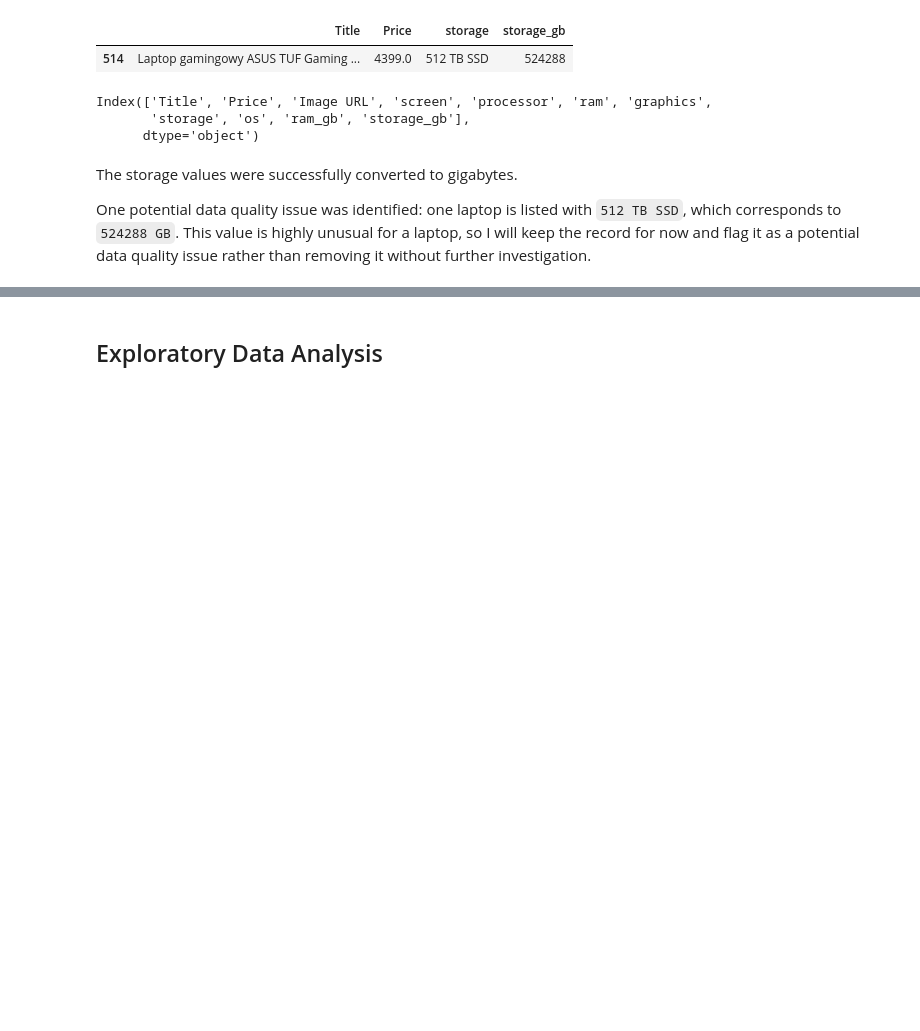
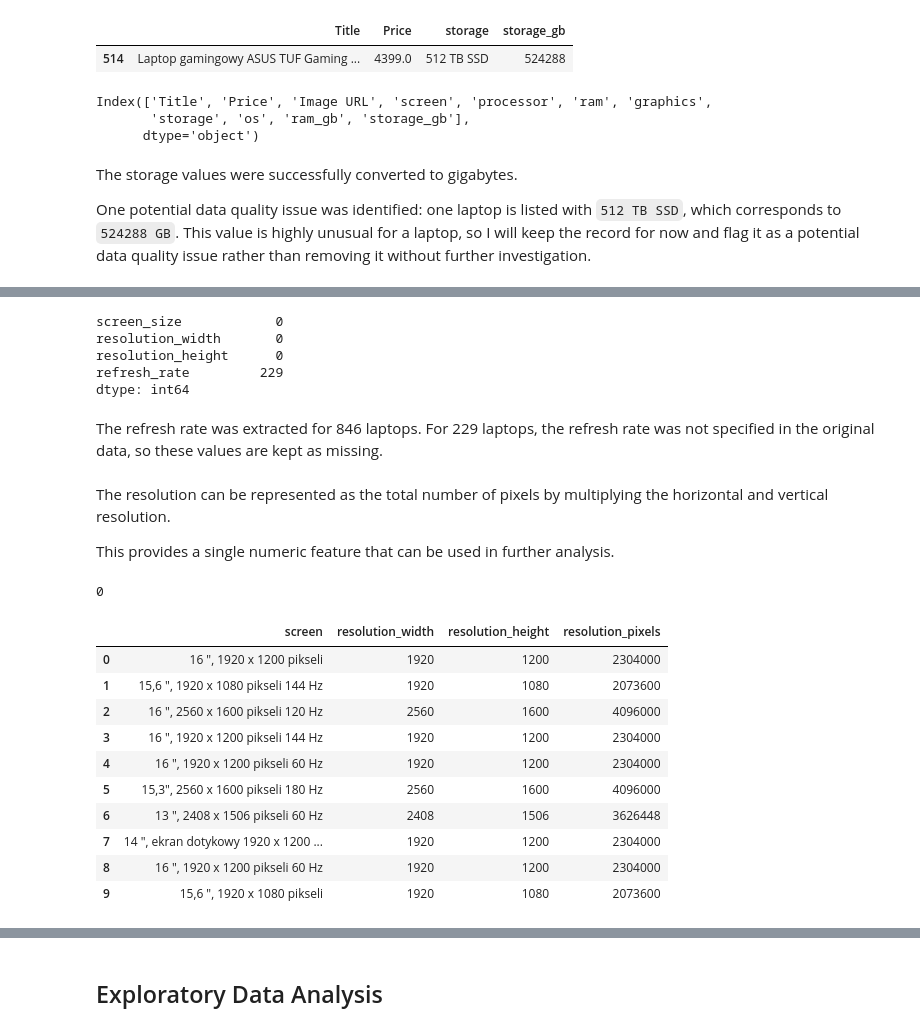
Before and after one commit to rishchuk/laptop-analysis, a Jupyter notebook: laptop_analysis.ipynb, the cells around one changed output, grey strips where cells are left out. Cells and saved outputs as stored; diff of their text form; code cells hidden in the pictures; blank space fills up the shorter version.

```diff
--- a/laptop_analysis.ipynb
+++ b/laptop_analysis.ipynb
@@ -670,0 +848,14 @@ One potential data quality issue was identified: one laptop is listed with `512
+# %%
+df[["screen_size", "resolution_width", "resolution_height", "refresh_rate"]].isna().sum()
+# %% [output]
+screen_size            0
+resolution_width       0
+resolution_height      0
+refresh_rate         229
+dtype: int64
+# %% [markdown]
+The refresh rate was extracted for 846 laptops. For 229 laptops, the refresh rate was not specified in the original data, so these values are kept as missing.
+# %% [markdown]
+The resolution can be represented as the total number of pixels by multiplying the horizontal and vertical resolution.
+
+This provides a single numeric feature that can be used in further analysis.
@@ -670,0 +866,18 @@ One potential data quality issue was identified: one laptop is listed with `512
+# %%
+df["resolution_pixels"].isna().sum()
+# %% [output]
+0
+# %%
+df[["screen", "resolution_width", "resolution_height", "resolution_pixels"]].head(10)
+# %% [output]
+|  | screen | resolution_width | resolution_height | resolution_pixels |
+| 0 | 16 ", 1920 x 1200 pikseli | 1920 | 1200 | 2304000 |
+| 1 | 15,6 ", 1920 x 1080 pikseli 144 Hz | 1920 | 1080 | 2073600 |
+| 2 | 16 ", 2560 x 1600 pikseli 120 Hz | 2560 | 1600 | 4096000 |
+| 3 | 16 ", 1920 x 1200 pikseli 144 Hz | 1920 | 1200 | 2304000 |
+| 4 | 16 ", 1920 x 1200 pikseli 60 Hz | 1920 | 1200 | 2304000 |
+| 5 | 15,3", 2560 x 1600 pikseli 180 Hz | 2560 | 1600 | 4096000 |
+| 6 | 13 ", 2408 x 1506 pikseli 60 Hz | 2408 | 1506 | 3626448 |
+| 7 | 14 ", ekran dotykowy 1920 x 1200 ... | 1920 | 1200 | 2304000 |
+| 8 | 16 ", 1920 x 1200 pikseli 60 Hz | 1920 | 1200 | 2304000 |
+| 9 | 15,6 ", 1920 x 1080 pikseli | 1920 | 1080 | 2073600 |
```
Also changed, not shown: parts of 23 cells of this notebook.
